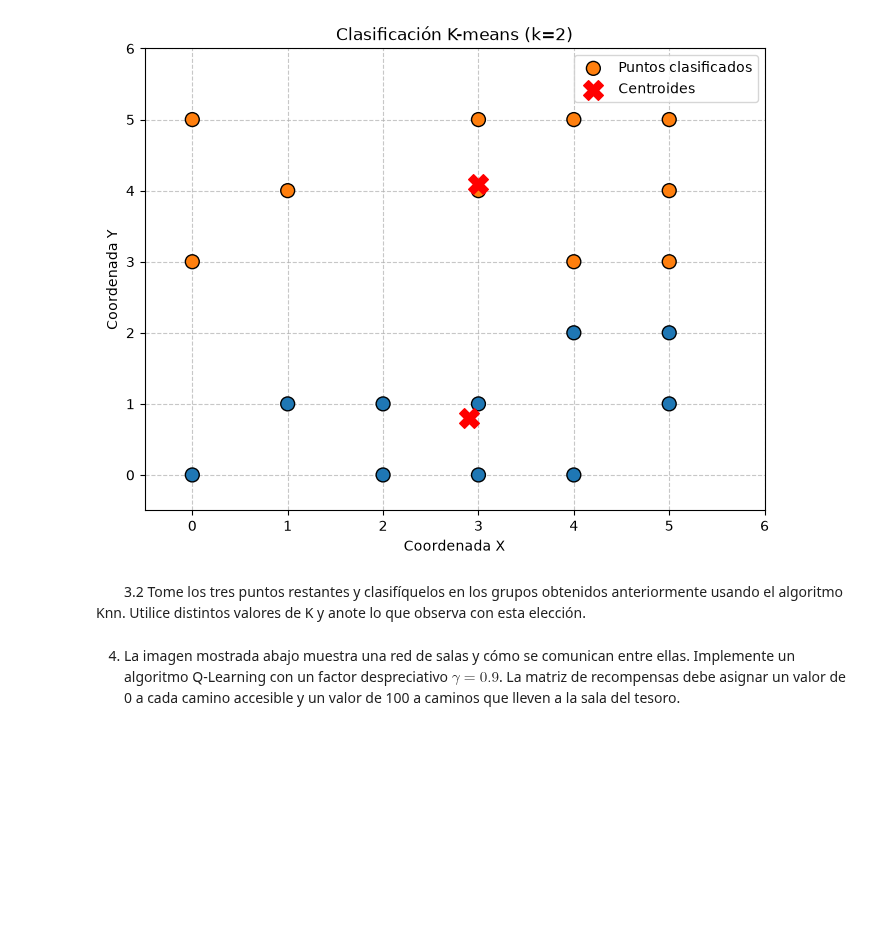
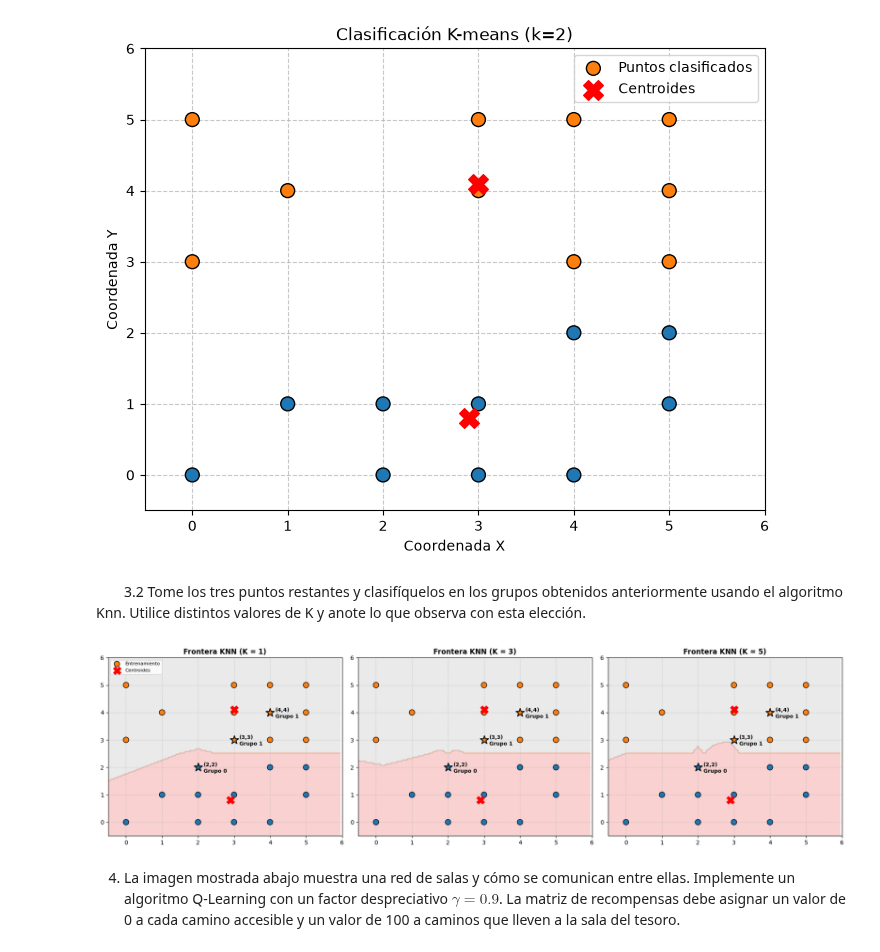
Before and after one commit to Mercedesf/Grupo4-IA1, a Jupyter notebook: TP8/TP8.ipynb, the cells around one changed output. Drawn from its saved outputs; the diff is of its cells as text; code cells hidden in the pictures; blank space fills up the shorter version.

```diff
--- a/TP8/TP8.ipynb
+++ b/TP8/TP8.ipynb
@@ -110,6 +110,82 @@ plt.show()
 # %% [markdown]
 
 &emsp;&emsp;3.2 Tome los tres puntos restantes y clasifíquelos en los grupos obtenidos anteriormente usando el algoritmo Knn. Utilice distintos valores de K y anote lo que observa con esta elección.
+# %%
+import numpy as np
+import matplotlib.pyplot as plt
+from sklearn.cluster import KMeans
+from sklearn.neighbors import KNeighborsClassifier
+
+# 1. Definir la lista total de puntos
+puntos_totales = np.array([
+    [5, 4], [4, 3], [2, 1], [3, 1], [0, 0],
+    [5, 3], [5, 2], [3, 0], [1, 1], [4, 5],
+    [4, 0], [1, 4], [0, 5], [5, 1], [5, 5],
+    [3, 4], [2, 0], [0, 3], [3, 5], [4, 2],
+    [2, 2], [3, 3], [4, 4]
+])
+
+# 2. Separar datos de entrenamiento (20) y de prueba (3)
+X_train = puntos_totales[:20]
+X_test = puntos_totales[20:]  # [2, 2], [3, 3], [4, 4]
+
+# 3. Clustering inicial con K-means (2 grupos)
+kmeans = KMeans(n_clusters=2, random_state=42, n_init=10)
+kmeans.fit(X_train)
+y_train = kmeans.labels_
+centroides = kmeans.cluster_centers_
+
+# 4. Configurar la figura con subplots para K=1, K=3 y K=5
+fig, axes = plt.subplots(1, 3, figsize=(18, 5))
+valores_k = [1, 3, 5]
+
+# Malla para dibujar las fronteras de decisión
+x_min, x_max = -0.5, 6
+y_min, y_max = -0.5, 6
+xx, yy = np.meshgrid(np.arange(x_min, x_max, 0.05),
+                     np.arange(y_min, y_max, 0.05))
+
+for i, k in enumerate(valores_k):
+    ax = axes[i]
+
+    # Entrenar modelo KNN
+    knn = KNeighborsClassifier(n_neighbors=k)
+    knn.fit(X_train, y_train)
+    pred_test = knn.predict(X_test)
+
+    # Predecir sobre la malla de fondo
+    Z = knn.predict(np.c_[xx.ravel(), yy.ravel()])
+    Z = Z.reshape(xx.shape)
+
+    # Dibujar la frontera de decisión (fondo sombreado)
+    ax.contourf(xx, yy, Z, alpha=0.2, cmap=plt.cm.Set1)
+
+    # Graficar puntos de entrenamiento
+    colores_train = ['#1f77b4' if label == 0 else '#ff7f0e' for label in y_train]
+    ax.scatter(X_train[:, 0], X_train[:, 1], c=colores_train, s=90, edgecolors='k', zorder=3, label='Entrenamiento')
+
+    # Graficar centroides de K-means
+    ax.scatter(centroides[:, 0], centroides[:, 1], c='red', s=180, marker='X', zorder=4, label='Centroides')
+
+    # Graficar y etiquetar los 3 puntos excluidos
+    for pt, pred in zip(X_test, pred_test):
+        color_pt = '#1f77b4' if pred == 0 else '#ff7f0e'
+        ax.scatter(pt[0], pt[1], c=color_pt, s=220, marker='*', edgecolors='black', linewidth=1.5, zorder=5)
+        ax.annotate(f"({pt[0]},{pt[1]})\nGrupo {pred}", (pt[0] + 0.15, pt[1] - 0.2), fontsize=9, fontweight='bold', zorder=6)
+
+    ax.set_title(f'Frontera KNN (K = {k})', fontsize=12, fontweight='bold')
+    ax.set_xlim(-0.5, 6)
+    ax.set_ylim(-0.5, 6)
+    ax.set_xticks(np.arange(0, 7, 1))
+    ax.set_yticks(np.arange(0, 7, 1))
+    ax.grid(True, linestyle='--', alpha=0.5)
+    if i == 0:
+        ax.legend(loc='upper left', fontsize=8)
+
+plt.tight_layout()
+plt.show()
+# %% [output]
+[figure, added]
 # %% [markdown]
 4. La imagen mostrada abajo muestra una red de salas y cómo se comunican entre ellas. Implemente un algoritmo Q-Learning con un factor despreciativo $γ = 0.9$. La matriz de recompensas debe asignar un valor de 0 a cada camino accesible y un valor de 100 a caminos que lleven a la sala del tesoro.
 # %%
```
